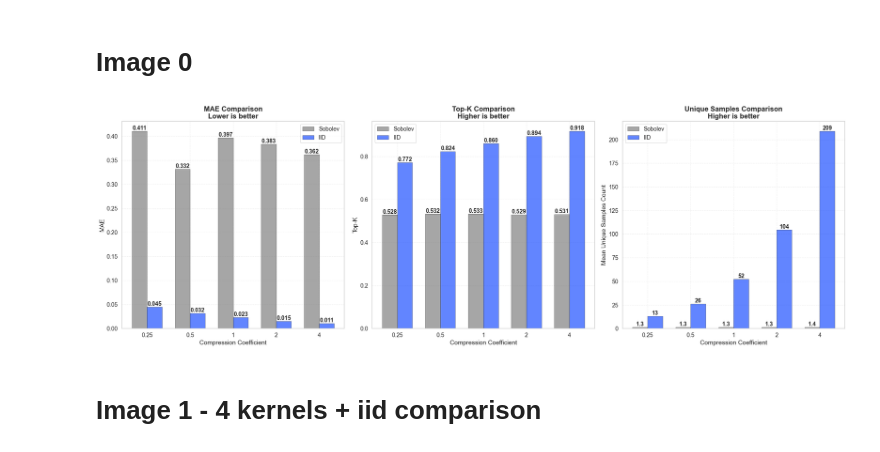
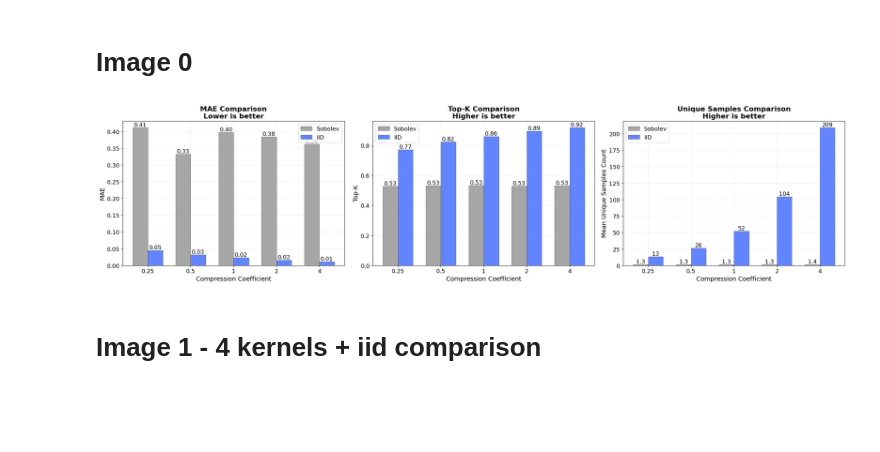
Before and after one commit to kateqwerty001/bsc-compress-then-explain, a Jupyter notebook: visualizations/Figure1-5,12.ipynb, the cells around one changed output. Saved outputs shown, nothing was run; the diff lists cells and outputs as text; code cells hidden in the pictures; blank space fills up the shorter version.

Commit message:
image0 draft fix

```diff
--- a/visualizations/Figure1-5,12.ipynb
+++ b/visualizations/Figure1-5,12.ipynb
@@ -43,7 +43,6 @@ iid_agg = results_iid.groupby("compression_coefficient")[data_cols].mean().reset
 sobolev_agg = sobolev_agg[sobolev_agg["compression_coefficient"].isin(coeffs_to_keep)].sort_values("compression_coefficient")
 iid_agg = iid_agg[iid_agg["compression_coefficient"].isin(coeffs_to_keep)].sort_values("compression_coefficient")
 
-plt.rcParams['figure.figsize'] = (24, 8)
 plt.rcParams['axes.grid'] = True
 plt.rcParams['grid.alpha'] = 0.3
 plt.rcParams['grid.linestyle'] = '--'
@@ -56,8 +55,7 @@ plt.rcParams['xtick.labelsize'] = 13
 plt.rcParams['ytick.labelsize'] = 13
 plt.rcParams['legend.fontsize'] = 13
 
-fig, axes = plt.subplots(1, 3)
-fig.set_size_inches(24, 8)
+fig, axes = plt.subplots(1, 3, figsize=(24, 6))
 
 x_positions = np.arange(len(coeffs_to_keep))
 bar_width = 0.35
@@ -79,8 +77,8 @@ axes[0].legend(fontsize=13)
 axes[0].grid(True, alpha=0.3)
 
 for i, (val_sob, val_iid) in enumerate(zip(mae_sobolev, mae_iid)):
-    axes[0].text(i - bar_width/2, val_sob, f'{val_sob:.3f}', ha='center', va='bottom', fontsize=13, fontweight='bold')
-    axes[0].text(i + bar_width/2, val_iid, f'{val_iid:.3f}', ha='center', va='bottom', fontsize=13, fontweight='bold')
+    axes[0].text(i - bar_width/2, val_sob, f'{val_sob:.2f}', ha='center', va='bottom', fontsize=13)
+    axes[0].text(i + bar_width/2, val_iid, f'{val_iid:.2f}', ha='center', va='bottom', fontsize=13)
 
 topk_sobolev = sobolev_agg['top_k_mean'].values
 topk_iid = iid_agg['top_k_mean'].values
@@ -90,38 +88,38 @@ axes[1].bar(x_positions + bar_width/2, topk_iid, width=bar_width, color=iid_colo
 axes[1].set_title("Top-K Comparison\nHigher is better", fontsize=16, fontweight='bold')
 axes[1].set_xlabel("Compression Coefficient", fontsize=14)
 axes[1].set_ylabel("Top-K", fontsize=14)
 axes[1].set_xticks(x_positions)
 axes[1].set_xticklabels(coeffs_to_keep)
 axes[1].legend(fontsize=13)
 axes[1].grid(True, alpha=0.3)
 
 for i, (val_sob, val_iid) in enumerate(zip(topk_sobolev, topk_iid)):
-    axes[1].text(i - bar_width/2, val_sob, f'{val_sob:.3f}', ha='center', va='bottom', fontsize=13, fontweight='bold')
-    axes[1].text(i + bar_width/2, val_iid, f'{val_iid:.3f}', ha='center', va='bottom', fontsize=13, fontweight='bold')
+    axes[1].text(i - bar_width/2, val_sob, f'{val_sob:.2f}', ha='center', va='bottom', fontsize=13)
+    axes[1].text(i + bar_width/2, val_iid, f'{val_iid:.2f}', ha='center', va='bottom', fontsize=13)
 
 unique_sobolev = sobolev_agg['unique_samples_mean'].values
 unique_iid = iid_agg['unique_samples_mean'].values
 
 axes[2].bar(x_positions - bar_width/2, unique_sobolev, width=bar_width, color=sobolev_color, alpha=0.7, label='Sobolev', edgecolor='black', linewidth=0.5)
 axes[2].bar(x_positions + bar_width/2, unique_iid, width=bar_width, color=iid_color, alpha=0.7, label='IID', edgecolor='black', linewidth=0.5)
 axes[2].set_title("Unique Samples Comparison\nHigher is better", fontsize=16, fontweight='bold')
 axes[2].set_xlabel("Compression Coefficient", fontsize=14)
 axes[2].set_ylabel("Mean Unique Samples Count", fontsize=14)
 axes[2].set_xticks(x_positions)
 axes[2].set_xticklabels(coeffs_to_keep)
 axes[2].legend(fontsize=13)
 axes[2].grid(True, alpha=0.3)
 
 for i, (val_sob, val_iid) in enumerate(zip(unique_sobolev, unique_iid)):
-    axes[2].text(i - bar_width/2, val_sob, f'{val_sob:.1f}', ha='center', va='bottom', fontsize=13, fontweight='bold')
-    axes[2].text(i + bar_width/2, val_iid, f'{val_iid:.0f}', ha='center', va='bottom', fontsize=13, fontweight='bold')
+    axes[2].text(i - bar_width/2, val_sob, f'{val_sob:.1f}', ha='center', va='bottom', fontsize=13)
+    axes[2].text(i + bar_width/2, val_iid, f'{val_iid:.0f}', ha='center', va='bottom', fontsize=13)
 
 plt.tight_layout()
 plt.show()
 
 fig.savefig("Image0/sobolev_vs_iid_comparison.pdf", format='pdf', bbox_inches='tight', dpi=300)
 # %% [output]
-[figure, old version]
+[figure, new version]
 # %% [markdown]
 # Image 1 - 4 kernels + iid comparison
 # %%
```
Also changed, not shown: 1 other file.
